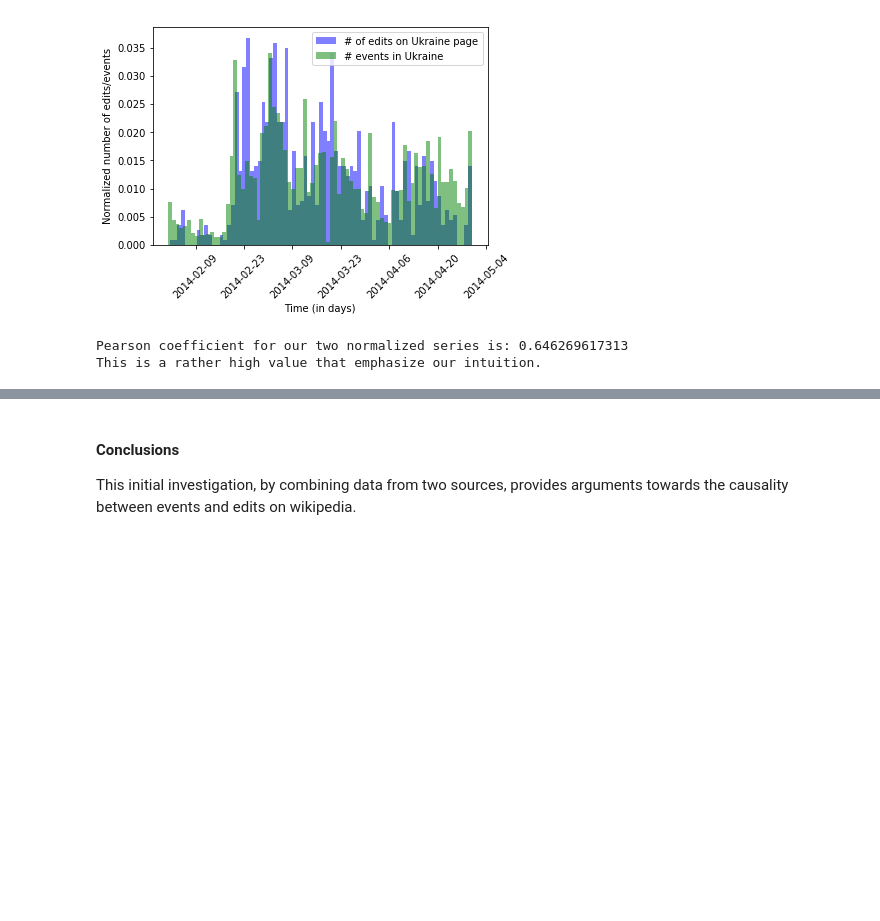
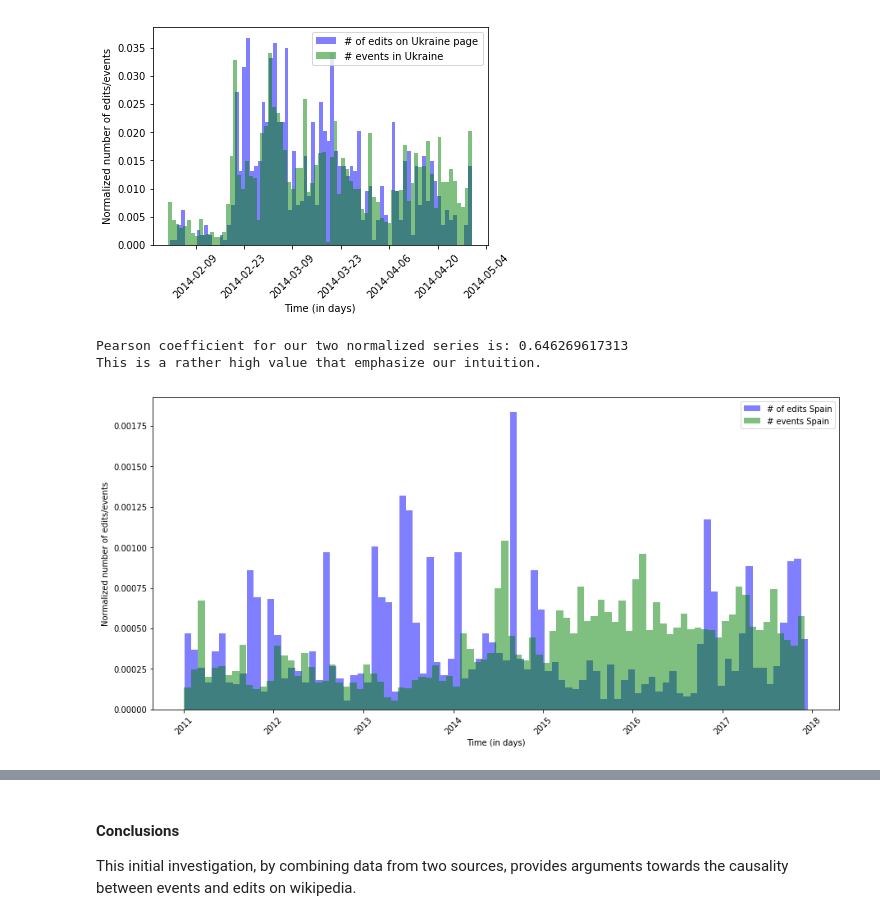
Before and after one commit to Amaumaury/ada-2017, a Jupyter notebook: project/Milestone2.ipynb, the cells around one changed output, grey strips where cells are left out. Cells and saved outputs as stored; diff of their text form; code cells hidden in the pictures; blank space fills up the shorter version.

```diff
--- a/project/Milestone2.ipynb
+++ b/project/Milestone2.ipynb
@@ -229,3 +229,55 @@ print('Pearson coefficient for our two normalized series is:', np.corrcoef(n_wik
 # %% [output]
 Pearson coefficient for our two normalized series is: 0.646269617313
 This is a rather high value that emphasize our intuition.
+# %%
+aggregated_gdelt = pd.read_pickle( 'data/aggregated_gdelt.pckl')
+aggregated_gdelt.head(20)
+
+def get_country_values(cntr_code, normalize=True):
+    values_to_plot = aggregated_gdelt[ (aggregated_gdelt['ActionGeo_CountryCode'] == cntr_code)];
+    values_to_plot['ActionGeo_Type'] = 0;
+    values_to_plot.groupby(['SQLDATE','ActionGeo_CountryCode', 'ActionGeo_Type']).sum()
+    values_to_plot.reset_index(inplace=True)
+    if(normalize):
+        x = values_to_plot['SQLDATE']
+        y = values_to_plot['Counter']/ values_to_plot['Counter'].mean()
+    else:
+        x = values_to_plot['SQLDATE']
+        y = values_to_plot['Counter']
+    return x.values,y.values
+# %%
+
+# Fetches Ukraine's wikipedia page history
+history_fetcher = HistoryFetcher('Spain')
+response = history_fetcher.get_history('20110101000000', '20171215000000')
+
+# Keeps only the date field for each edit
+fr_edits_dates = list(map(lambda revision: revision['timestamp'], response))
+
+plt.figure(figsize=(15,7))
+
+# Add historgram for the number of edits on ukraine's wikipedia page (normalized)
+n_wiki, bins_wiki, patches_wiki = plt.hist(fr_edits_dates,\
+                                           bins=90,\
+                                           normed=True,\
+                                           color='blue',\
+                                           alpha=0.5,\
+                                           label='# of edits Spain')
+
+fr_events_dates, w = get_country_values('ES')
+# Add histogram for the number of events (normalized)s
+n_event, bins_event, patches_event = plt.hist(fr_events_dates,\
+                                              weights=w,
+                                              bins=90,\
+                                              color='green',\
+                                              normed=True,\
+                                              alpha=0.5,\
+                                              label='# events Spain')
+
+plt.xticks(rotation=45)
+plt.xlabel('Time (in days)')
+plt.ylabel('Normalized number of edits/events')
+plt.legend(loc='upper right')
+plt.show()
+# %% [output]
+[figure, added]
```
Also changed, not shown: parts of 4 cells of this notebook, 2 other files.
